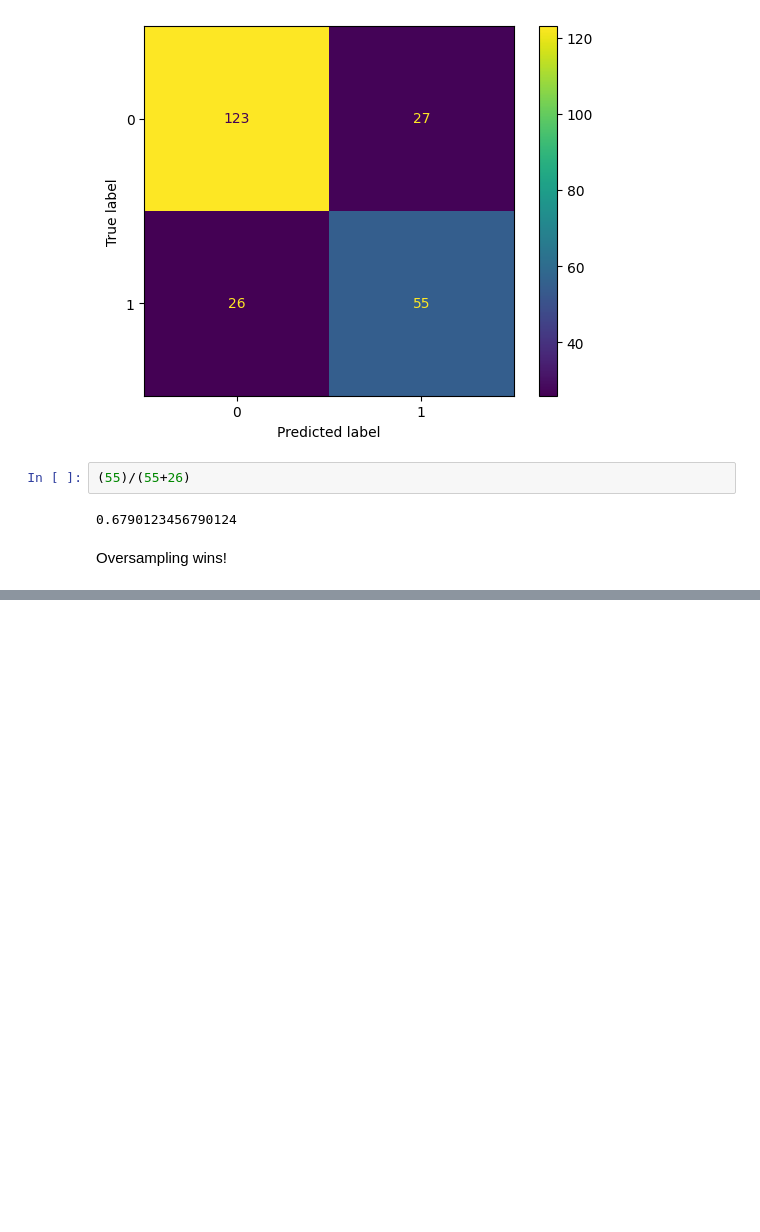
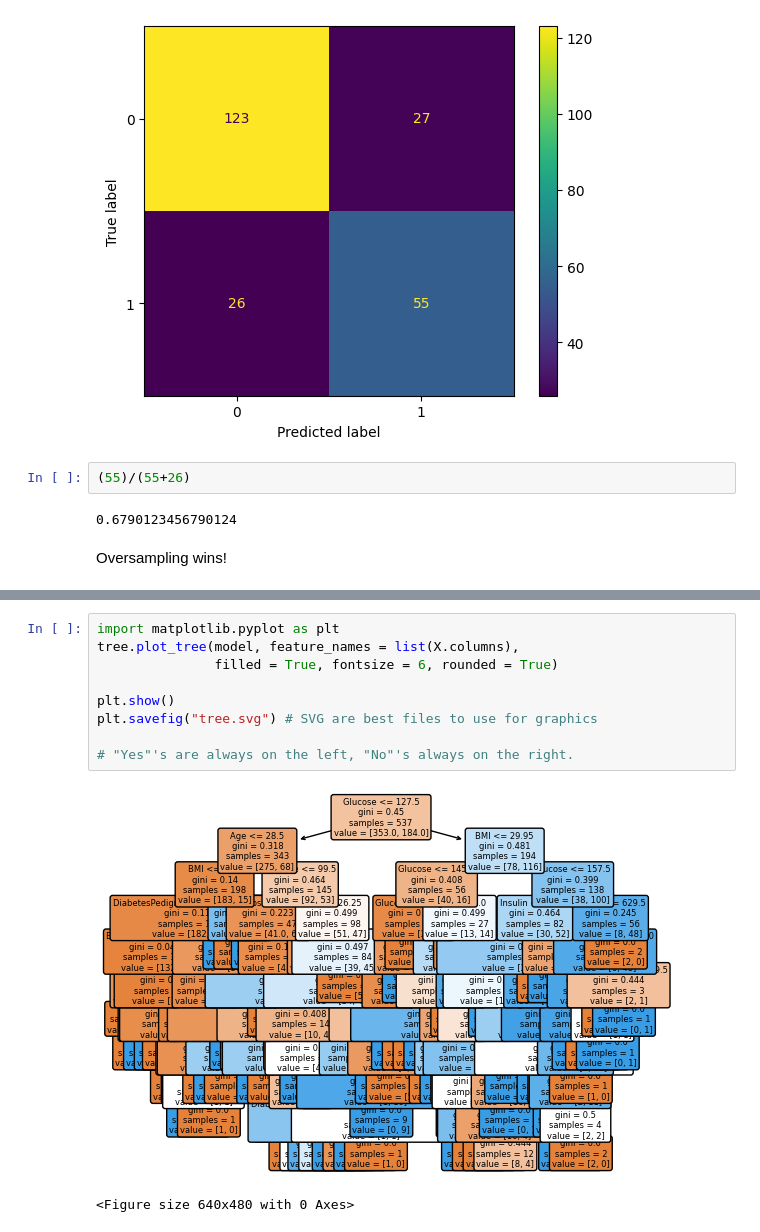
Before and after one commit to Co2Lo/Connor_CSCI_1070, a Jupyter notebook: Class_Notes.ipynb, the cells around one changed output, grey strips where cells are left out. Saved outputs shown, nothing was run; the diff lists cells and outputs as text; blank space fills up the shorter version.

```diff
--- a/Class_Notes.ipynb
+++ b/Class_Notes.ipynb
@@ -802,0 +880,12 @@ Oversampling wins!
+# %%
+import matplotlib.pyplot as plt
+tree.plot_tree(model, feature_names = list(X.columns),
+               filled = True, fontsize = 6, rounded = True)
+
+plt.show()
+plt.savefig("tree.svg") # SVG are best files to use for graphics
+
+# "Yes"'s are always on the left, "No"'s always on the right.
+# %% [output]
+[figure, added]
+<Figure size 640x480 with 0 Axes>
```
Also changed, not shown: parts of 10 cells of this notebook, 4 other files.
